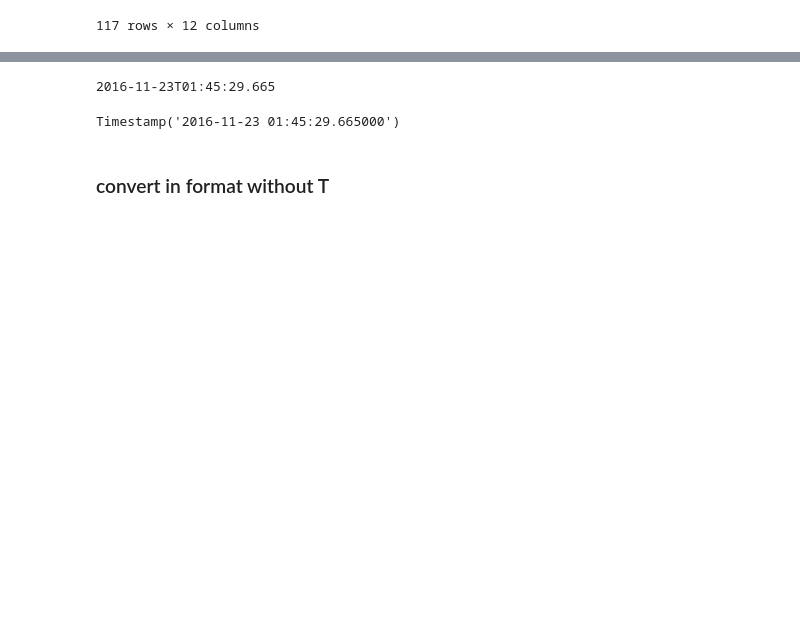
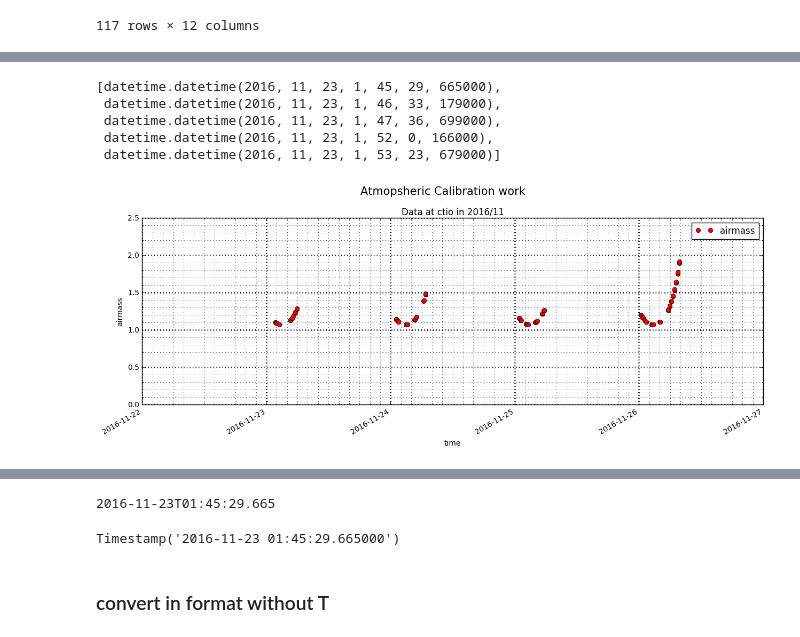
Before and after one commit to sylvielsstfr/CTIOAna2016, a Jupyter notebook: ana_2016_11/find_dates/CorrelationMerra2Data.ipynb, the cells around one changed output, grey strips where cells are left out. Saved outputs shown, nothing was run; the diff lists cells and outputs as text; code cells hidden in the pictures; blank space fills up the shorter version.

```diff
--- a/ana_2016_11/find_dates/CorrelationMerra2Data.ipynb
+++ b/ana_2016_11/find_dates/CorrelationMerra2Data.ipynb
@@ -67,0 +59,54 @@ ax.grid(True)
+# %%
+all_dt[:5]
+# %% [output]
+[datetime.datetime(2016, 11, 23, 1, 45, 29, 665000),
+ datetime.datetime(2016, 11, 23, 1, 46, 33, 179000),
+ datetime.datetime(2016, 11, 23, 1, 47, 36, 699000),
+ datetime.datetime(2016, 11, 23, 1, 52, 0, 166000),
+ datetime.datetime(2016, 11, 23, 1, 53, 23, 679000)]
+# %%
+all_am=df_data["airmass"]
+# %%
+def PlotTimeSeries3(all_dt,data,label,ymin=0,ymax=1.):
+
+    NDATA=len(data)
+    fig=plt.figure(figsize=(15,5))
+    ax=fig.add_subplot(1,1,1)
+    ax.plot_date(all_dt, data,marker='o',color='red',lw=0,label=label,linewidth=3)
+
+    ax.set_ylim(ymin,ymax)
+
+    date_range = all_dt[NDATA-1] - all_dt[0]
+
+    if date_range > dt.timedelta(days = 1):
+        ax.xaxis.set_major_locator(mdates.DayLocator(bymonthday=range(1,32), interval=1))
+        ax.xaxis.set_major_formatter(mdates.DateFormatter('%Y-%m-%d'))
+        ax.get_xaxis().set_minor_locator(mdates.HourLocator(byhour=range(0,24,2)))
+        #ax.get_yaxis().set_minor_locator(mpl.ticker.AutoMinorLocator())
+    else:
+        ax.xaxis.set_major_locator(mdates.HourLocator(byhour=range(0,24,2)))
+        ax.xaxis.set_major_formatter(mdates.DateFormatter('%H:%M'))
+        #ax.get_xaxis().set_minor_locator(mpl.ticker.AutoMinorLocator())
+        ax.get_xaxis().set_minor_locator(mdates.MinLocator(bymin=range(0,60,5)))
+
+    ax.get_yaxis().set_minor_locator(mpl.ticker.AutoMinorLocator())
+
+    ax.grid(b=True, which='major', color='k', linewidth=2.0)
+    ax.grid(b=True, which='minor', color='k', linewidth=0.5)
+    ax.set_ylabel(label)
+    ax.set_xlabel('time')
+    ax.set_xlim(pd.to_datetime("2016-11-22"),pd.to_datetime("2016-11-27"))
+
+    title= "Data at {} in 2016/{}".format(OBS_NAME,MONTH_NAME)
+    ax.set_title(title,fontsize=15)
+    fig.suptitle('Atmopsheric Calibration work', y=1.02, fontsize=15)
+
+
+    plt.title(title)
+    plt.legend(loc='best')
+    fig.autofmt_xdate()
+    #plt.savefig(figfilename1, bbox_inches='tight')
+# %%
+PlotTimeSeries3(all_dt,all_am,'airmass',ymin=0,ymax=2.5)
+# %% [output]
+[figure, added]
```
Also changed, not shown: parts of 63 cells of this notebook.
